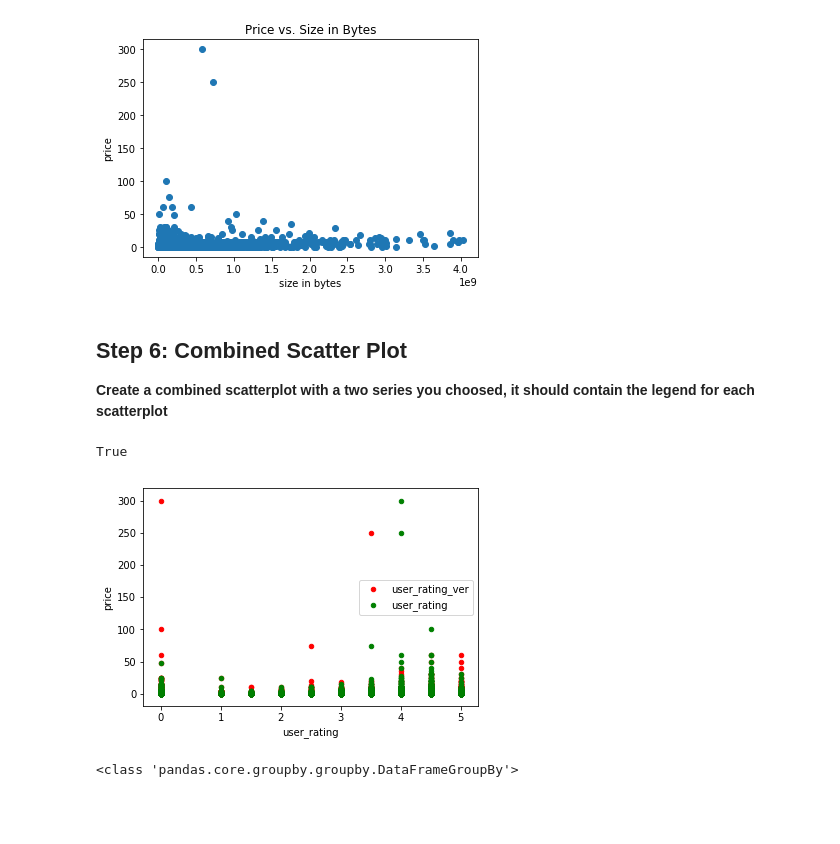
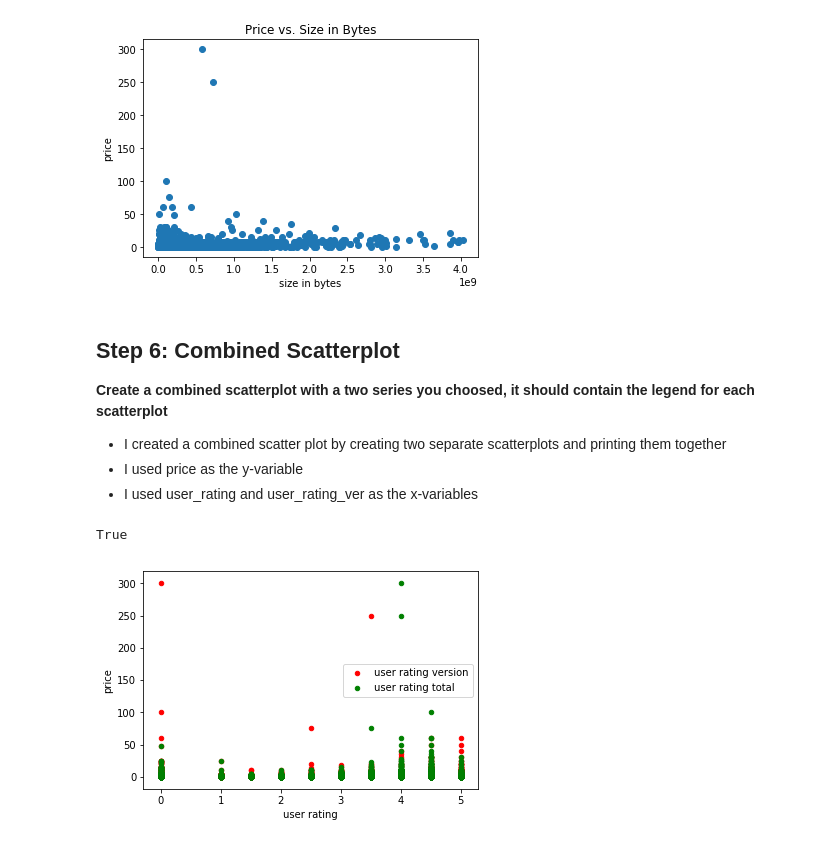
Before and after one commit to marisfont/madrid-oct-2018, a Jupyter notebook: module-2/visualizing-real-world-data/your-code/your-code.ipynb, the cells around one changed output. Cells and saved outputs as stored; diff of their text form; code cells hidden in the pictures; blank space fills up the shorter version.

```diff
--- a/module-2/visualizing-real-world-data/your-code/your-code.ipynb
+++ b/module-2/visualizing-real-world-data/your-code/your-code.ipynb
@@ -253,17 +250,17 @@ plt.title("Price vs. Size in Bytes")
 Text(0.5, 1.0, 'Price vs. Size in Bytes')
 [figure]
 # %% [markdown]
-## Step 6: Combined Scatter Plot
+## Step 6: Combined Scatterplot
 **Create a combined scatterplot with a two series you choosed, it should contain the legend for each scatterplot**
+- I created a combined scatter plot by creating two separate scatterplots and printing them together
+- I used price as the y-variable
+- I used user_rating and user_rating_ver as the x-variables
 # %%
-ax1 = data.plot(kind='scatter', x='user_rating_ver', y='price', color='r', label='user_rating_ver')
-ax2 = data.plot(kind='scatter', x='user_rating', y='price', color='g', ax=ax1, label='user_rating')
+ax1 = data.plot(kind='scatter', x='user_rating_ver', y='price', color='r', label='user rating version')
+ax2 = data.plot(kind='scatter', x='user_rating', y='price', color='g', ax=ax1, label='user rating total')
+plt.xlabel("user rating")
+plt.ylabel("price")
 print(ax1 == ax2)
 # %% [output]
 True
-[figure, old version]
+[figure, new version]
-# %%
-genre = data.groupby('prime_genre')
-print(type(genre))
-# %% [output]
-<class 'pandas.core.groupby.groupby.DataFrameGroupBy'>
```
Also changed, not shown: parts of 8 cells of this notebook.
